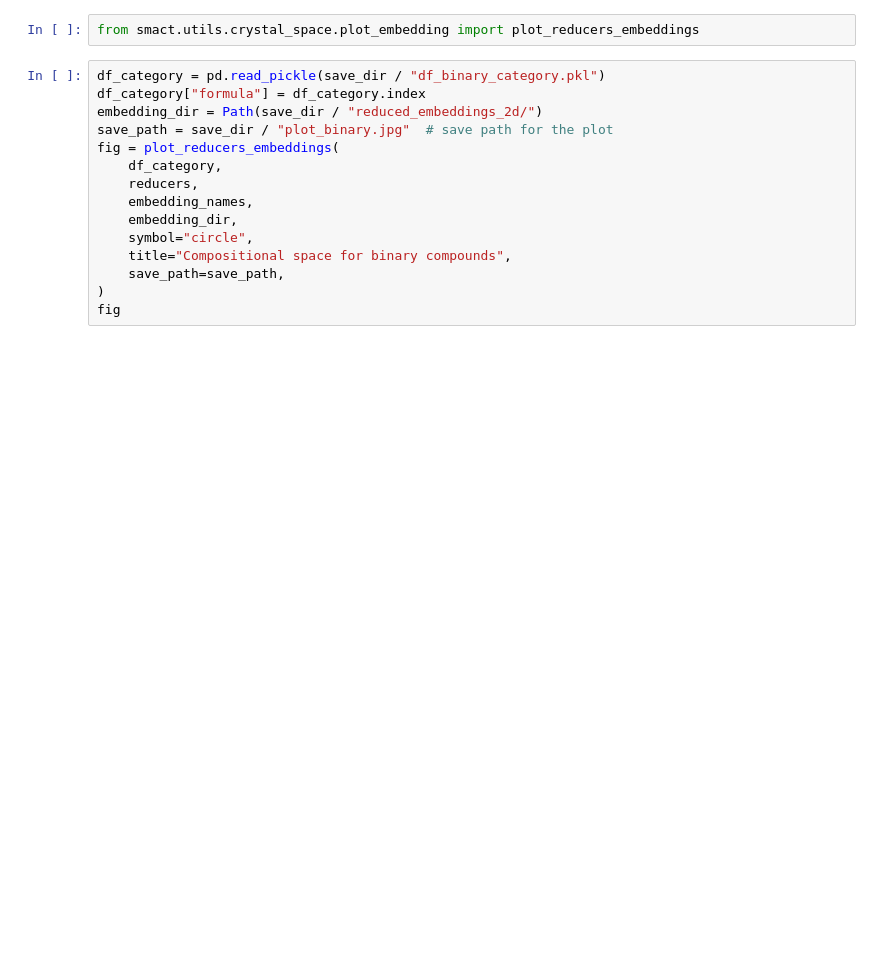
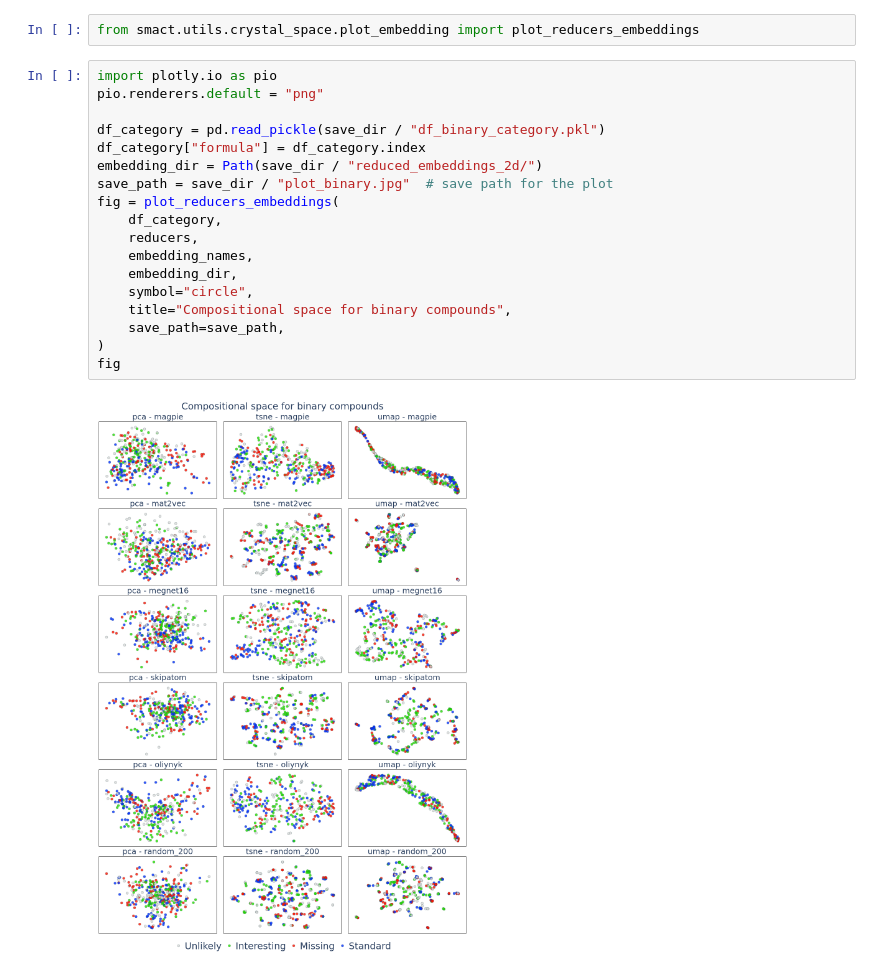
Before and after one commit to WMD-group/SMACT, a Jupyter notebook: docs/tutorials/crystal_space_visualisation.ipynb, the cells around one changed output. Drawn from its saved outputs; the diff is of its cells as text; blank space fills up the shorter version.

Commit message:
docs: show visualization

```diff
--- a/docs/tutorials/crystal_space_visualisation.ipynb
+++ b/docs/tutorials/crystal_space_visualisation.ipynb
@@ -224,17 +224,22 @@ for name in embedding_names:
 # %%
 from smact.utils.crystal_space.plot_embedding import plot_reducers_embeddings
 # %%
+import plotly.io as pio
+pio.renderers.default = "png"
+
 df_category = pd.read_pickle(save_dir / "df_binary_category.pkl")
 df_category["formula"] = df_category.index
 embedding_dir = Path(save_dir / "reduced_embeddings_2d/")
 save_path = save_dir / "plot_binary.jpg"  # save path for the plot
 fig = plot_reducers_embeddings(
     df_category,
     reducers,
     embedding_names,
     embedding_dir,
     symbol="circle",
     title="Compositional space for binary compounds",
     save_path=save_path,
 )
 fig
+# %% [output]
+[figure, added]
```
